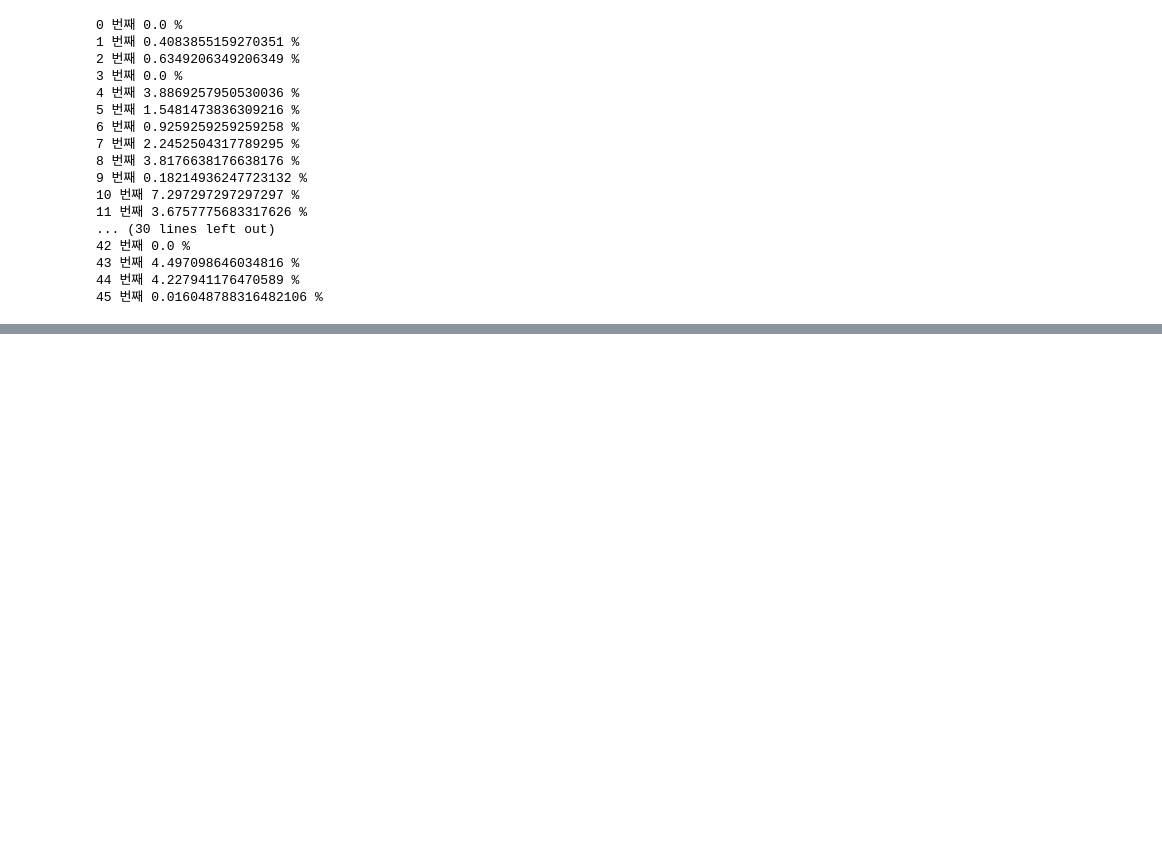
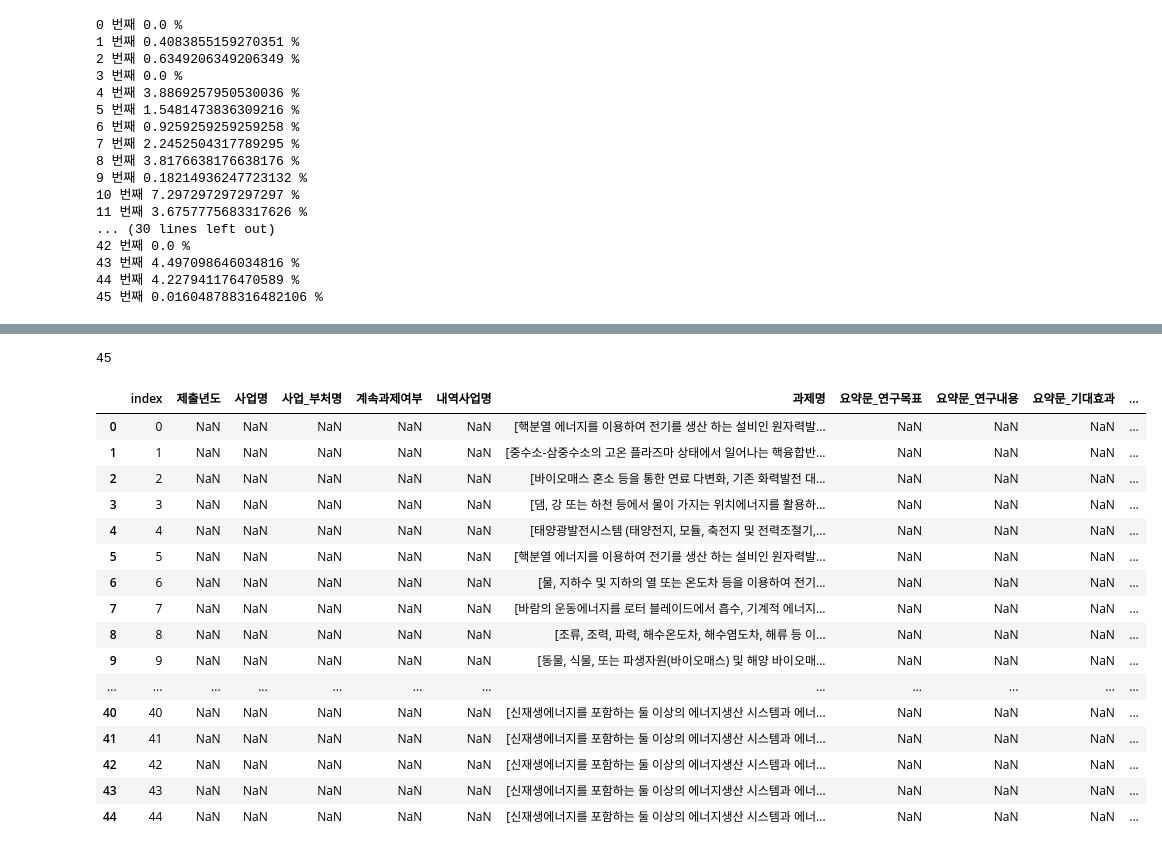
Before and after one commit to Moon-Seona/wanted2_weather, a Jupyter notebook: crawling.ipynb, the cells around one changed output, grey strips where cells are left out. Drawn from its saved outputs; the diff is of its cells as text; code cells hidden in the pictures; blank space fills up the shorter version.

Commit message:
make crawling_pd.csv

```diff
--- a/crawling.ipynb
+++ b/crawling.ipynb
@@ -106,4 +152,4 @@ for i in range(46):
 # %%
-for i in koreanLists:
-    print(i)
+for i, j in zip(rawEnglishList, range(0, 46)):
+    print(j, i)
 # %% [output]
@@ -633,0 +678,2 @@ len(middleEnglish)
+# %%
+columns = train_set.columns
@@ -633,0 +685,46 @@ len(middleEnglish)
+# %%
+crawling_pd = pd.DataFrame()
+# %%
+cancat_rawKo_detail = []
+for i in range(1, 46):
+    cancat_rawKo_detail.append(rawKoreanList[i] + detailedTecLists[i])
+len(cancat_rawKo_detail)
+# %% [output]
+45
+# %%
+for i in columns:
+    if i=='과제명':
+        crawling_pd[i] = defineList[1:]
+
+    elif i == 'index':
+        crawling_pd[i] = list(range(0, 45))
+
+    elif i=='요약문_한글키워드':
+        crawling_pd[i] = cancat_rawKo_detail
+
+    elif i=='요약문_영문키워드':
+        crawling_pd[i] = rawEnglishList[1:]
+
+    elif i == 'label':
+        crawling_pd[i] = list(range(1, 46))
+    else:
+        crawling_pd[i] = list(np.NaN for k in range(1, 46))
+crawling_pd
+# %% [output]
+|  | index | 제출년도 | 사업명 | 사업_부처명 | 계속과제여부 | 내역사업명 | 과제명 | 요약문_연구목표 | 요약문_연구내용 | 요약문_기대효과 | ... |
+| 0 | 0 | NaN | NaN | NaN | NaN | NaN | [핵분열 에너지를 이용하여 전기를 생산 하는 설비인 원자력발... | NaN | NaN | NaN | ... |
+| 1 | 1 | NaN | NaN | NaN | NaN | NaN | [중수소-삼중수소의 고온 플라즈마 상태에서 일어나는 핵융합반... | NaN | NaN | NaN | ... |
+| 2 | 2 | NaN | NaN | NaN | NaN | NaN | [바이오매스 혼소 등을 통한 연료 다변화, 기존 화력발전 대... | NaN | NaN | NaN | ... |
+| 3 | 3 | NaN | NaN | NaN | NaN | NaN | [댐, 강 또는 하천 등에서 물이 가지는 위치에너지를 활용하... | NaN | NaN | NaN | ... |
+| 4 | 4 | NaN | NaN | NaN | NaN | NaN | [태양광발전시스템 (태양전지, 모듈, 축전지 및 전력조절기,... | NaN | NaN | NaN | ... |
+| 5 | 5 | NaN | NaN | NaN | NaN | NaN | [핵분열 에너지를 이용하여 전기를 생산 하는 설비인 원자력발... | NaN | NaN | NaN | ... |
+| 6 | 6 | NaN | NaN | NaN | NaN | NaN | [물, 지하수 및 지하의 열 또는 온도차 등을 이용하여 전기... | NaN | NaN | NaN | ... |
+| 7 | 7 | NaN | NaN | NaN | NaN | NaN | [바람의 운동에너지를 로터 블레이드에서 흡수, 기계적 에너지... | NaN | NaN | NaN | ... |
+| 8 | 8 | NaN | NaN | NaN | NaN | NaN | [조류, 조력, 파력, 해수온도차, 해수염도차, 해류 등 이... | NaN | NaN | NaN | ... |
+| 9 | 9 | NaN | NaN | NaN | NaN | NaN | [동물, 식물, 또는 파생자원(바이오매스) 및 해양 바이오매... | NaN | NaN | NaN | ... |
+| ... | ... | ... | ... | ... | ... | ... | ... | ... | ... | ... | ... |
+| 40 | 40 | NaN | NaN | NaN | NaN | NaN | [신재생에너지를 포함하는 둘 이상의 에너지생산 시스템과 에너... | NaN | NaN | NaN | ... |
+| 41 | 41 | NaN | NaN | NaN | NaN | NaN | [신재생에너지를 포함하는 둘 이상의 에너지생산 시스템과 에너... | NaN | NaN | NaN | ... |
+| 42 | 42 | NaN | NaN | NaN | NaN | NaN | [신재생에너지를 포함하는 둘 이상의 에너지생산 시스템과 에너... | NaN | NaN | NaN | ... |
+| 43 | 43 | NaN | NaN | NaN | NaN | NaN | [신재생에너지를 포함하는 둘 이상의 에너지생산 시스템과 에너... | NaN | NaN | NaN | ... |
+| 44 | 44 | NaN | NaN | NaN | NaN | NaN | [신재생에너지를 포함하는 둘 이상의 에너지생산 시스템과 에너... | NaN | NaN | NaN | ... |
```
Also changed, not shown: parts of 18 cells of this notebook, 1 other file.
